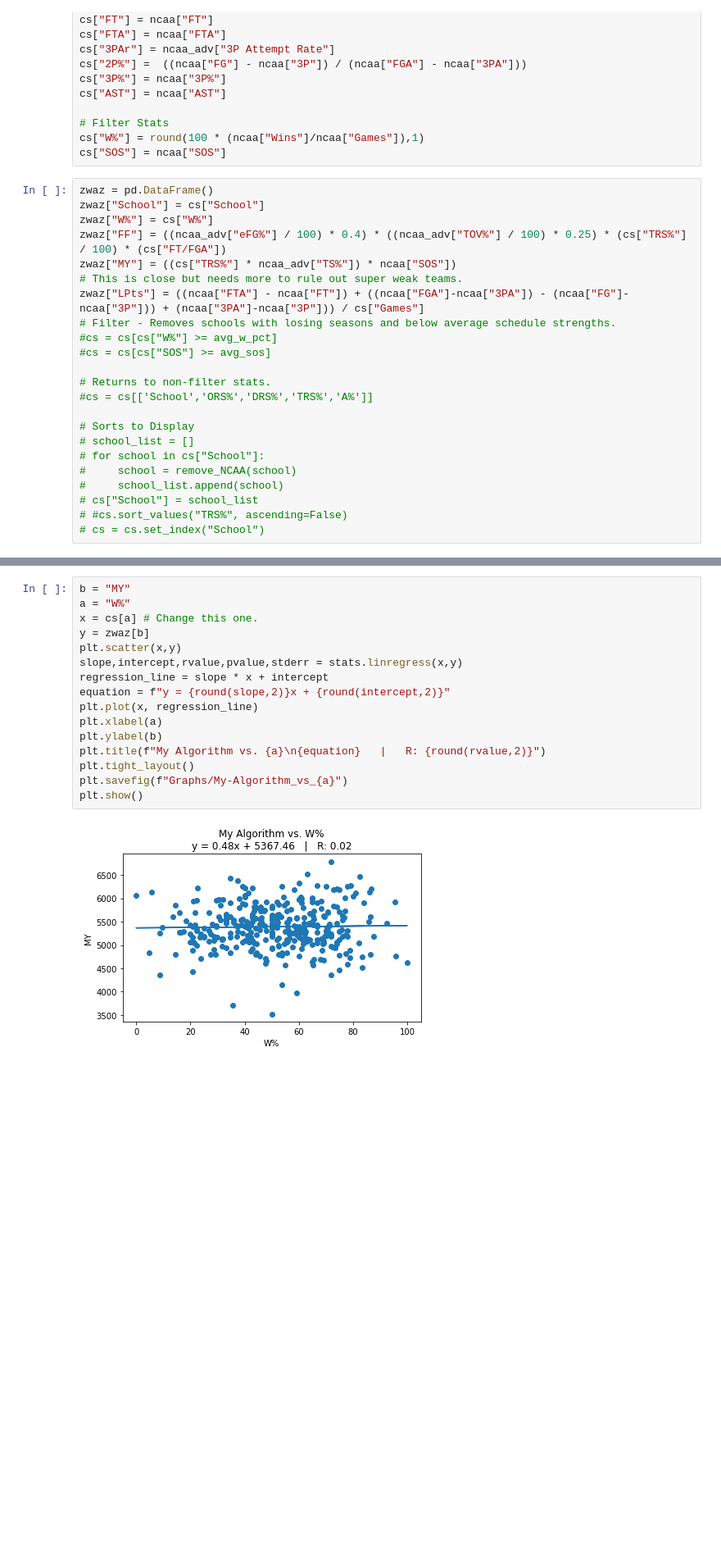
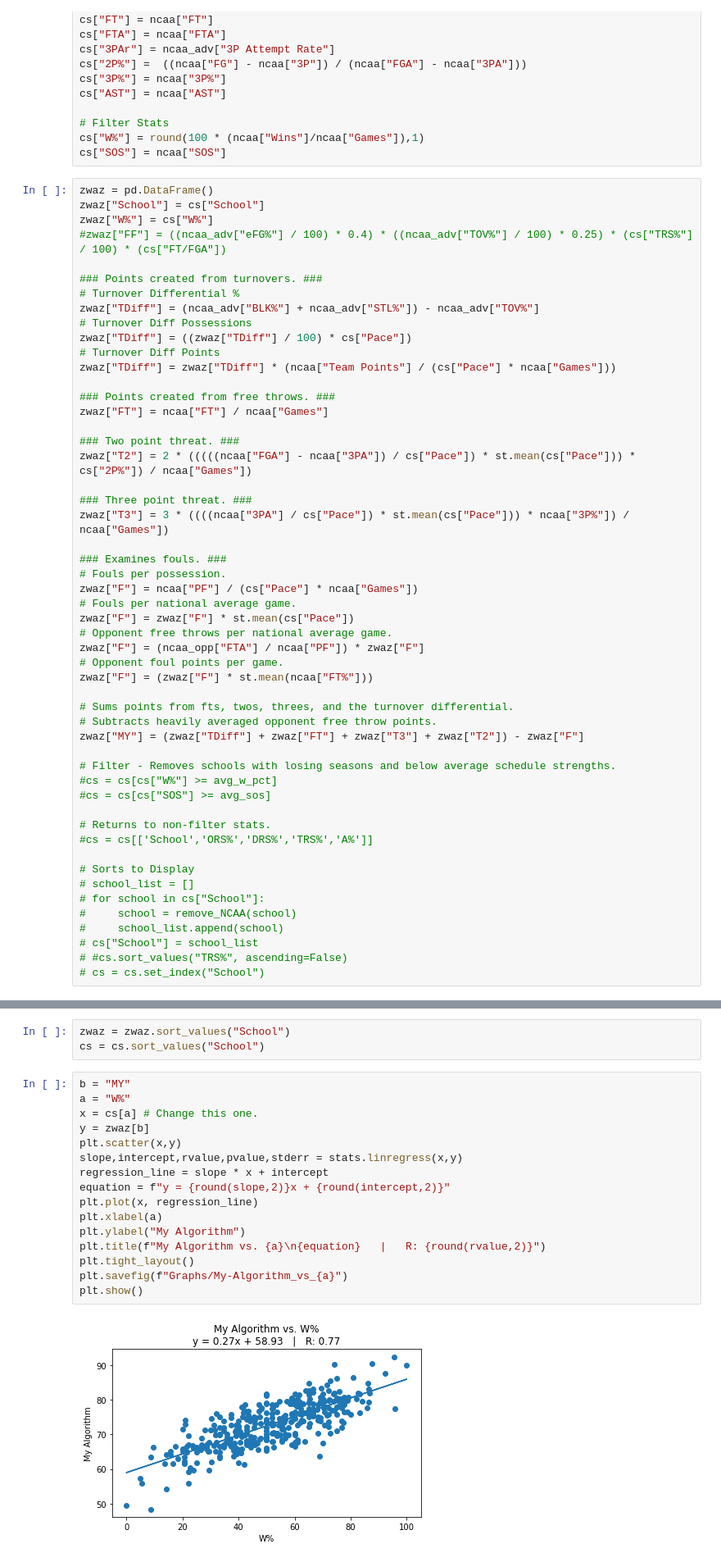
Before and after one commit to jacobdv/march-madness, a Jupyter notebook: 2021/2021_NCAA_Calculations.ipynb, the cells around one changed output, grey strips where cells are left out. Shown at 82% size. Cells and saved outputs as stored; diff of their text form; blank space fills up the shorter version.

```diff
--- a/2021/2021_NCAA_Calculations.ipynb
+++ b/2021/2021_NCAA_Calculations.ipynb
@@ -139,10 +139,39 @@ cs["SOS"] = ncaa["SOS"]
 zwaz = pd.DataFrame()
 zwaz["School"] = cs["School"]
 zwaz["W%"] = cs["W%"]
-zwaz["FF"] = ((ncaa_adv["eFG%"] / 100) * 0.4) * ((ncaa_adv["TOV%"] / 100) * 0.25) * (cs["TRS%"] / 100) * (cs["FT/FGA"])
-zwaz["MY"] = ((cs["TRS%"] * ncaa_adv["TS%"]) * ncaa["SOS"])
-# This is close but needs more to rule out super weak teams.
-zwaz["LPts"] = ((ncaa["FTA"] - ncaa["FT"]) + ((ncaa["FGA"]-ncaa["3PA"]) - (ncaa["FG"]-ncaa["3P"])) + (ncaa["3PA"]-ncaa["3P"])) / cs["Games"]
+#zwaz["FF"] = ((ncaa_adv["eFG%"] / 100) * 0.4) * ((ncaa_adv["TOV%"] / 100) * 0.25) * (cs["TRS%"] / 100) * (cs["FT/FGA"])
+
+### Points created from turnovers. ###
+# Turnover Differential %
+zwaz["TDiff"] = (ncaa_adv["BLK%"] + ncaa_adv["STL%"]) - ncaa_adv["TOV%"]
+# Turnover Diff Possessions
+zwaz["TDiff"] = ((zwaz["TDiff"] / 100) * cs["Pace"])
+# Turnover Diff Points
+zwaz["TDiff"] = zwaz["TDiff"] * (ncaa["Team Points"] / (cs["Pace"] * ncaa["Games"]))
+
+### Points created from free throws. ###
+zwaz["FT"] = ncaa["FT"] / ncaa["Games"]
+
+### Two point threat. ###
+zwaz["T2"] = 2 * (((((ncaa["FGA"] - ncaa["3PA"]) / cs["Pace"]) * st.mean(cs["Pace"])) * cs["2P%"]) / ncaa["Games"])
+
+### Three point threat. ###
+zwaz["T3"] = 3 * ((((ncaa["3PA"] / cs["Pace"]) * st.mean(cs["Pace"])) * ncaa["3P%"]) / ncaa["Games"])
+
+### Examines fouls. ###
+# Fouls per possession.
+zwaz["F"] = ncaa["PF"] / (cs["Pace"] * ncaa["Games"])
+# Fouls per national average game.
+zwaz["F"] = zwaz["F"] * st.mean(cs["Pace"])
+# Opponent free throws per national average game.
+zwaz["F"] = (ncaa_opp["FTA"] / ncaa["PF"]) * zwaz["F"]
+# Opponent foul points per game.
+zwaz["F"] = (zwaz["F"] * st.mean(ncaa["FT%"]))
+
+# Sums points from fts, twos, threes, and the turnover differential.
+# Subtracts heavily averaged opponent free throw points.
+zwaz["MY"] = (zwaz["TDiff"] + zwaz["FT"] + zwaz["T3"] + zwaz["T2"]) - zwaz["F"]
+
 # Filter - Removes schools with losing seasons and below average schedule strengths.
 #cs = cs[cs["W%"] >= avg_w_pct]
 #cs = cs[cs["SOS"] >= avg_sos]
@@ -197,21 +226,24 @@ ncaa_adv.head()
 | 3 | Akron | 21 | 14 | 7 | 66.7 | 2.88 | -1.33 | 12 | 6 | 9 | ... |
 | 4 | Alabama A&M | 15 | 6 | 9 | 40.0 | -18.99 | -15.12 | 4 | 9 | 5 | ... |
 | 5 | Alabama-Birmingham | 27 | 21 | 6 | 77.8 | 6.12 | -3.92 | 13 | 5 | 15 | ... |
+# %%
+zwaz = zwaz.sort_values("School")
+cs = cs.sort_values("School")
 # %%
 b = "MY"
 a = "W%"
 x = cs[a] # Change this one.
 y = zwaz[b]
 plt.scatter(x,y)
 slope,intercept,rvalue,pvalue,stderr = stats.linregress(x,y)
 regression_line = slope * x + intercept
 equation = f"y = {round(slope,2)}x + {round(intercept,2)}"
 plt.plot(x, regression_line)
 plt.xlabel(a)
-plt.ylabel(b)
+plt.ylabel("My Algorithm")
 plt.title(f"My Algorithm vs. {a}\n{equation}   |   R: {round(rvalue,2)}")
 plt.tight_layout()
 plt.savefig(f"Graphs/My-Algorithm_vs_{a}")
 plt.show()
 # %% [output]
-[figure, old version]
+[figure, new version]
```
Also changed, not shown: parts of 1 cell of this notebook, 2 other files.
